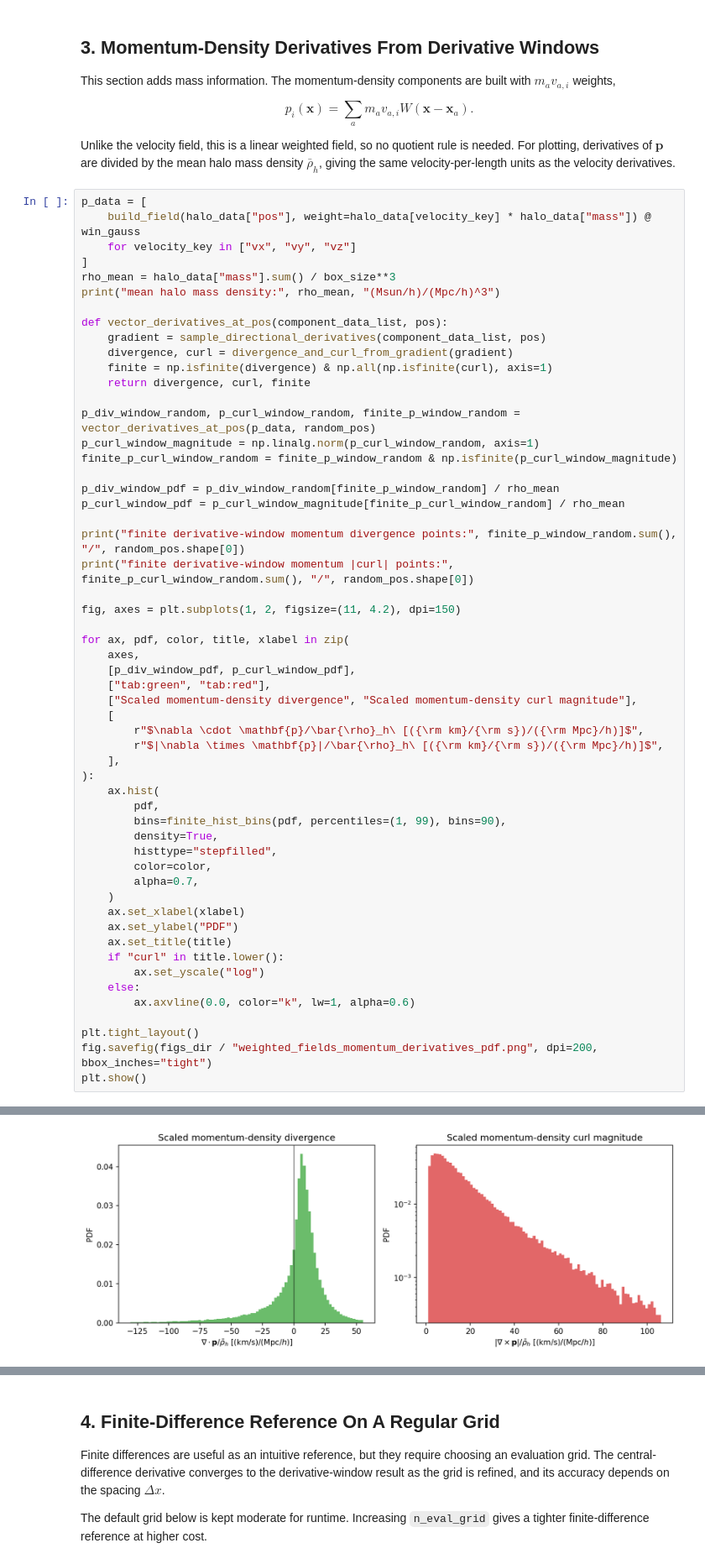
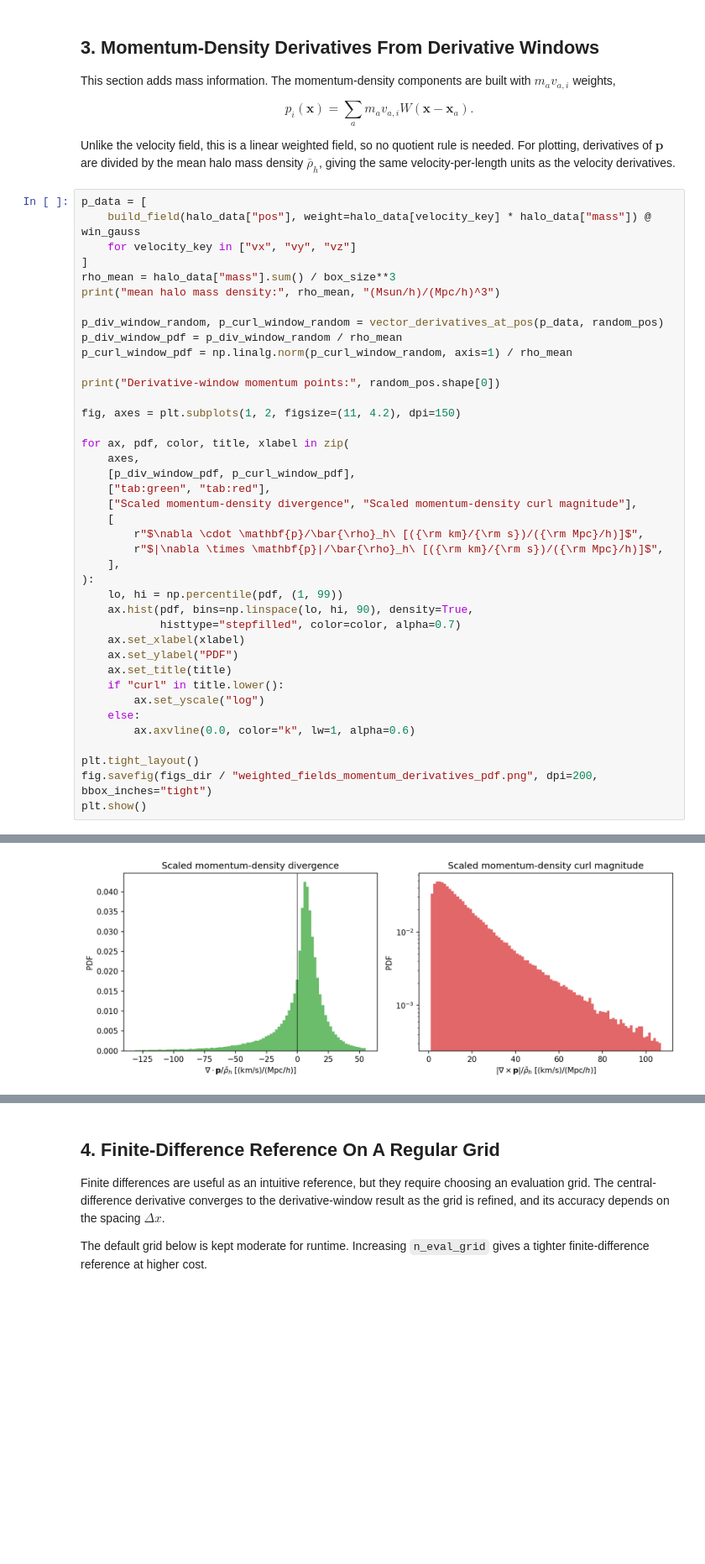
Before and after one commit to SYSUSPA-Projects/PyHermes, a Jupyter notebook: examples/notebooks/weighted_fields.ipynb, the cells around one changed output, grey strips where cells are left out. Shown at 84% size. Drawn from its saved outputs; the diff is of its cells as text; blank space fills up the shorter version.

```diff
--- a/examples/notebooks/weighted_fields.ipynb
+++ b/examples/notebooks/weighted_fields.ipynb
@@ -436,21 +376,11 @@ p_data = [
 rho_mean = halo_data["mass"].sum() / box_size**3
 print("mean halo mass density:", rho_mean, "(Msun/h)/(Mpc/h)^3")
 
-def vector_derivatives_at_pos(component_data_list, pos):
-    gradient = sample_directional_derivatives(component_data_list, pos)
-    divergence, curl = divergence_and_curl_from_gradient(gradient)
-    finite = np.isfinite(divergence) & np.all(np.isfinite(curl), axis=1)
-    return divergence, curl, finite
+p_div_window_random, p_curl_window_random = vector_derivatives_at_pos(p_data, random_pos)
+p_div_window_pdf = p_div_window_random / rho_mean
+p_curl_window_pdf = np.linalg.norm(p_curl_window_random, axis=1) / rho_mean
 
-p_div_window_random, p_curl_window_random, finite_p_window_random = vector_derivatives_at_pos(p_data, random_pos)
-p_curl_window_magnitude = np.linalg.norm(p_curl_window_random, axis=1)
-finite_p_curl_window_random = finite_p_window_random & np.isfinite(p_curl_window_magnitude)
-
-p_div_window_pdf = p_div_window_random[finite_p_window_random] / rho_mean
-p_curl_window_pdf = p_curl_window_magnitude[finite_p_curl_window_random] / rho_mean
-
-print("finite derivative-window momentum divergence points:", finite_p_window_random.sum(), "/", random_pos.shape[0])
-print("finite derivative-window momentum |curl| points:", finite_p_curl_window_random.sum(), "/", random_pos.shape[0])
+print("Derivative-window momentum points:", random_pos.shape[0])
 
 fig, axes = plt.subplots(1, 2, figsize=(11, 4.2), dpi=150)
 
@@ -464,14 +394,9 @@ for ax, pdf, color, title, xlabel in zip(
         r"$|\nabla \times \mathbf{p}|/\bar{\rho}_h\ [({\rm km}/{\rm s})/({\rm Mpc}/h)]$",
     ],
 ):
-    ax.hist(
-        pdf,
-        bins=finite_hist_bins(pdf, percentiles=(1, 99), bins=90),
-        density=True,
-        histtype="stepfilled",
-        color=color,
-        alpha=0.7,
-    )
+    lo, hi = np.percentile(pdf, (1, 99))
+    ax.hist(pdf, bins=np.linspace(lo, hi, 90), density=True,
+            histtype="stepfilled", color=color, alpha=0.7)
     ax.set_xlabel(xlabel)
     ax.set_ylabel("PDF")
     ax.set_title(title)
@@ -504,4 +429,4 @@ finite derivative-window momentum |curl| points: 100000 / 100000
-[figure, old version]
+[figure, new version]
 # %%
 fig, axes = plt.subplots(1, 2, figsize=(11, 4.2), dpi=150)
 
```
Also changed, not shown: parts of 15 cells of this notebook.
